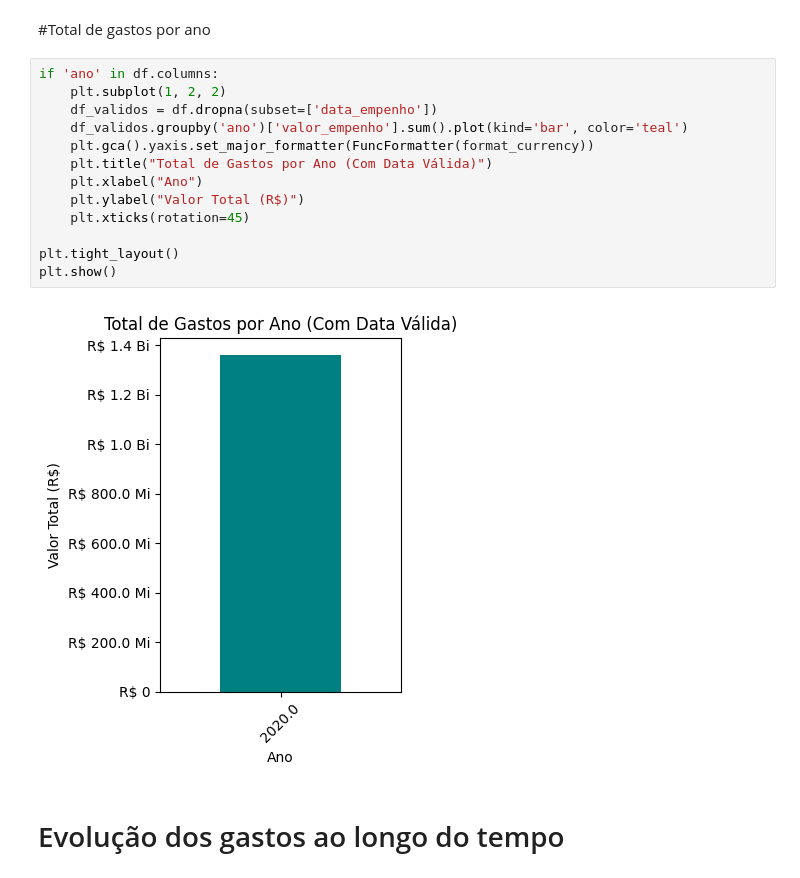
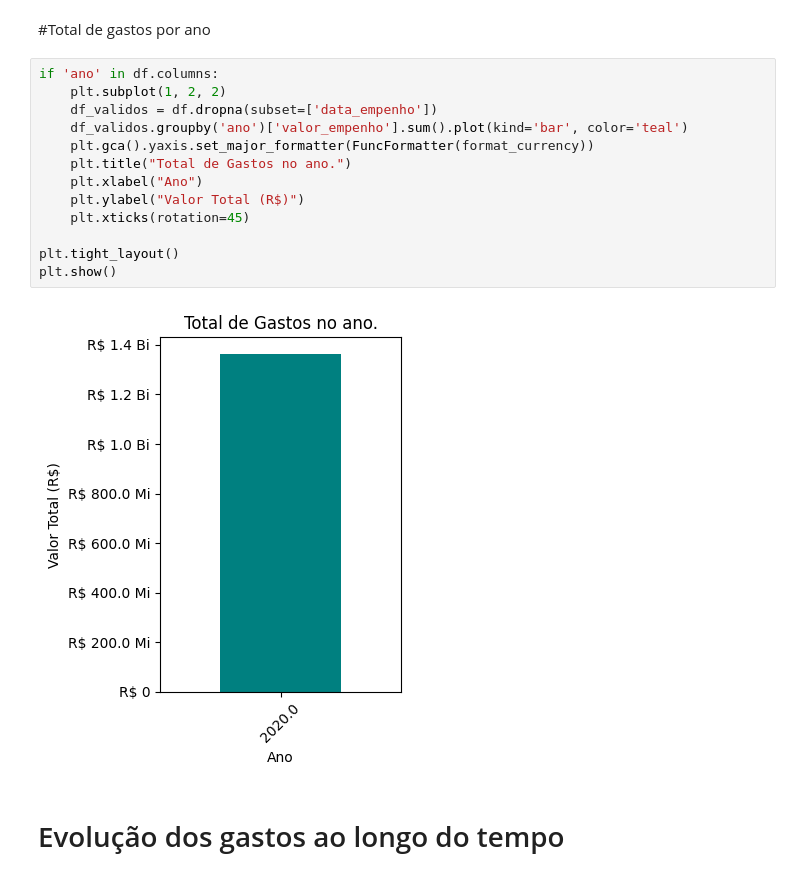
Before and after one commit to 01Vitu/Analise_De_Dados_Covid, a Jupyter notebook: projeto/Avaliação.ipynb, the cells around one changed output. Saved outputs shown, nothing was run; the diff lists cells and outputs as text.

```diff
--- a/projeto/Avaliação.ipynb
+++ b/projeto/Avaliação.ipynb
@@ -179,18 +179,18 @@ if 'valor_empenho' in df.columns:
 # %%
 if 'ano' in df.columns:
     plt.subplot(1, 2, 2)
     df_validos = df.dropna(subset=['data_empenho'])
     df_validos.groupby('ano')['valor_empenho'].sum().plot(kind='bar', color='teal')
     plt.gca().yaxis.set_major_formatter(FuncFormatter(format_currency))
-    plt.title("Total de Gastos por Ano (Com Data Válida)")
+    plt.title("Total de Gastos no ano.")
     plt.xlabel("Ano")
     plt.ylabel("Valor Total (R$)")
     plt.xticks(rotation=45)
 
 plt.tight_layout()
 plt.show()
 # %% [output]
-[figure, old version]
+[figure, new version]
 # %% [markdown]
 # Evolução dos gastos ao longo do tempo
 # %%
```
